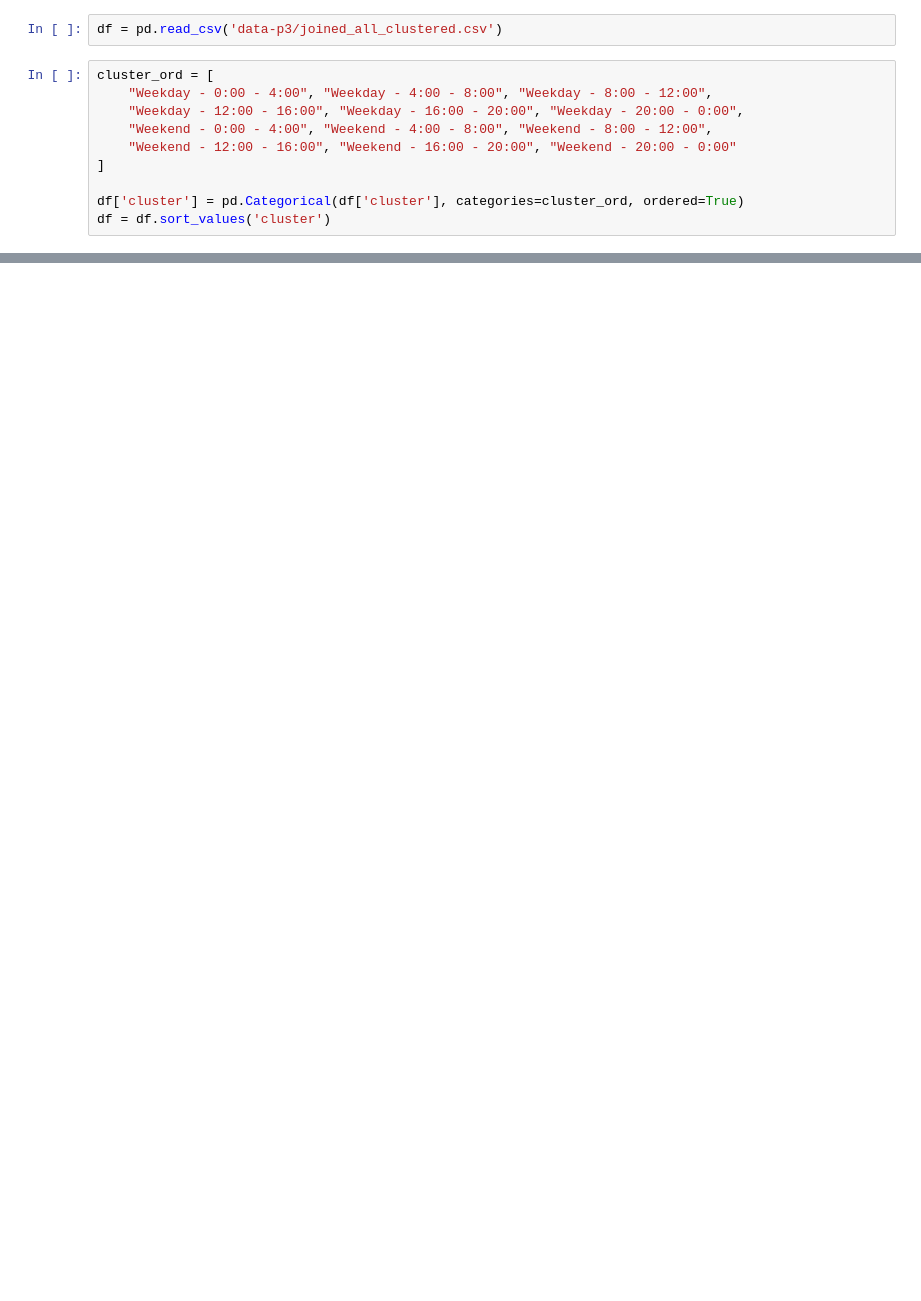
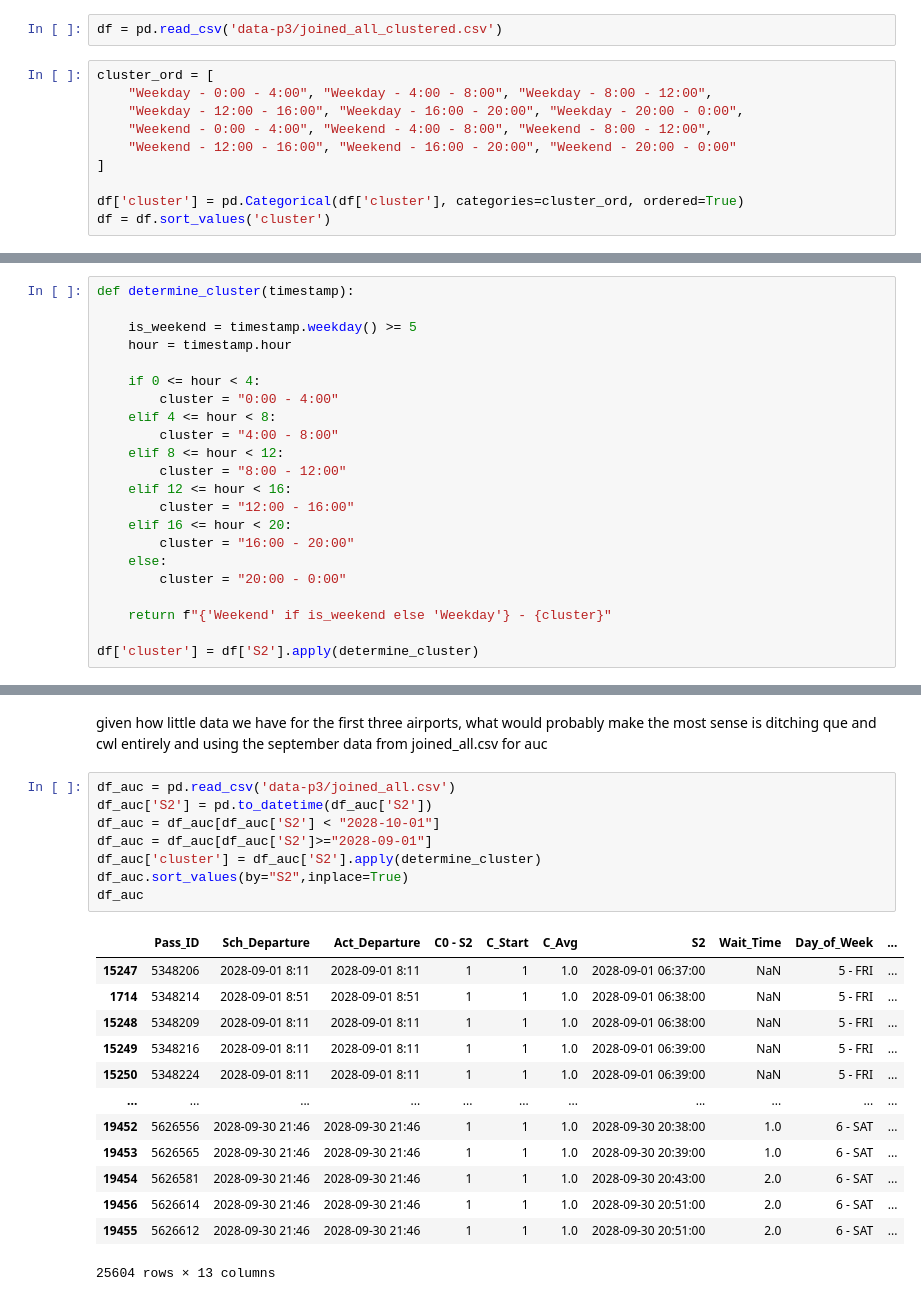
Before and after one commit to mairihallman/MAT-4376E-F24, a Jupyter notebook: 3-queueing-systems/regression.ipynb, the cells around one changed output, grey strips where cells are left out. Drawn from its saved outputs; the diff is of its cells as text; blank space fills up the shorter version.

```diff
--- a/3-queueing-systems/regression.ipynb
+++ b/3-queueing-systems/regression.ipynb
@@ -129,0 +150,22 @@ df_qos
+# %%
+def determine_cluster(timestamp):
+
+    is_weekend = timestamp.weekday() >= 5
+    hour = timestamp.hour
+
+    if 0 <= hour < 4:
+        cluster = "0:00 - 4:00"
+    elif 4 <= hour < 8:
+        cluster = "4:00 - 8:00"
+    elif 8 <= hour < 12:
+        cluster = "8:00 - 12:00"
+    elif 12 <= hour < 16:
+        cluster = "12:00 - 16:00"
+    elif 16 <= hour < 20:
+        cluster = "16:00 - 20:00"
+    else:
+        cluster = "20:00 - 0:00"
+
+    return f"{'Weekend' if is_weekend else 'Weekday'} - {cluster}"
+
+df['cluster'] = df['S2'].apply(determine_cluster)
@@ -129,0 +241,24 @@ df_qos
+# %% [markdown]
+given how little data we have for the first three airports, what would probably make the most sense is ditching que and cwl entirely and using the september data from joined_all.csv for auc
+# %%
+df_auc = pd.read_csv('data-p3/joined_all.csv')
+df_auc['S2'] = pd.to_datetime(df_auc['S2'])
+df_auc = df_auc[df_auc['S2'] < "2028-10-01"]
+df_auc = df_auc[df_auc['S2']>="2028-09-01"]
+df_auc['cluster'] = df_auc['S2'].apply(determine_cluster)
+df_auc.sort_values(by="S2",inplace=True)
+df_auc
+# %% [output]
+|  | Pass_ID | Sch_Departure | Act_Departure | C0 - S2 | C_Start | C_Avg | S2 | Wait_Time | Day_of_Week | ... |
+| 15247 | 5348206 | 2028-09-01 8:11 | 2028-09-01 8:11 | 1 | 1 | 1.0 | 2028-09-01 06:37:00 | NaN | 5 - FRI | ... |
+| 1714 | 5348214 | 2028-09-01 8:51 | 2028-09-01 8:51 | 1 | 1 | 1.0 | 2028-09-01 06:38:00 | NaN | 5 - FRI | ... |
+| 15248 | 5348209 | 2028-09-01 8:11 | 2028-09-01 8:11 | 1 | 1 | 1.0 | 2028-09-01 06:38:00 | NaN | 5 - FRI | ... |
+| 15249 | 5348216 | 2028-09-01 8:11 | 2028-09-01 8:11 | 1 | 1 | 1.0 | 2028-09-01 06:39:00 | NaN | 5 - FRI | ... |
+| 15250 | 5348224 | 2028-09-01 8:11 | 2028-09-01 8:11 | 1 | 1 | 1.0 | 2028-09-01 06:39:00 | NaN | 5 - FRI | ... |
+| ... | ... | ... | ... | ... | ... | ... | ... | ... | ... | ... |
+| 19452 | 5626556 | 2028-09-30 21:46 | 2028-09-30 21:46 | 1 | 1 | 1.0 | 2028-09-30 20:38:00 | 1.0 | 6 - SAT | ... |
+| 19453 | 5626565 | 2028-09-30 21:46 | 2028-09-30 21:46 | 1 | 1 | 1.0 | 2028-09-30 20:39:00 | 1.0 | 6 - SAT | ... |
+| 19454 | 5626581 | 2028-09-30 21:46 | 2028-09-30 21:46 | 1 | 1 | 1.0 | 2028-09-30 20:43:00 | 2.0 | 6 - SAT | ... |
+| 19456 | 5626614 | 2028-09-30 21:46 | 2028-09-30 21:46 | 1 | 1 | 1.0 | 2028-09-30 20:51:00 | 2.0 | 6 - SAT | ... |
+| 19455 | 5626612 | 2028-09-30 21:46 | 2028-09-30 21:46 | 1 | 1 | 1.0 | 2028-09-30 20:51:00 | 2.0 | 6 - SAT | ... |
+25604 rows × 13 columns
```
Also changed, not shown: parts of 16 cells of this notebook, 5 other files.
